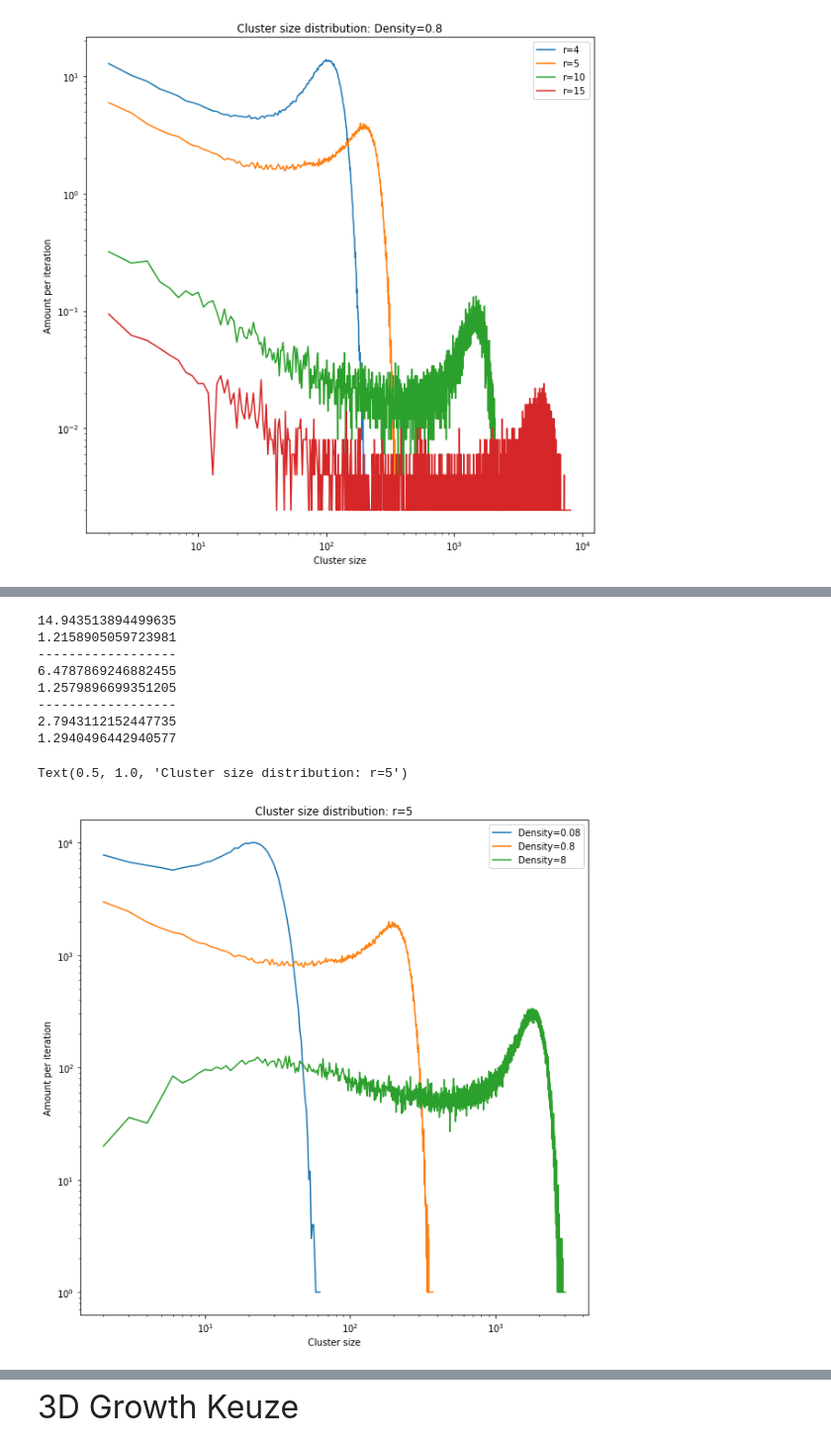
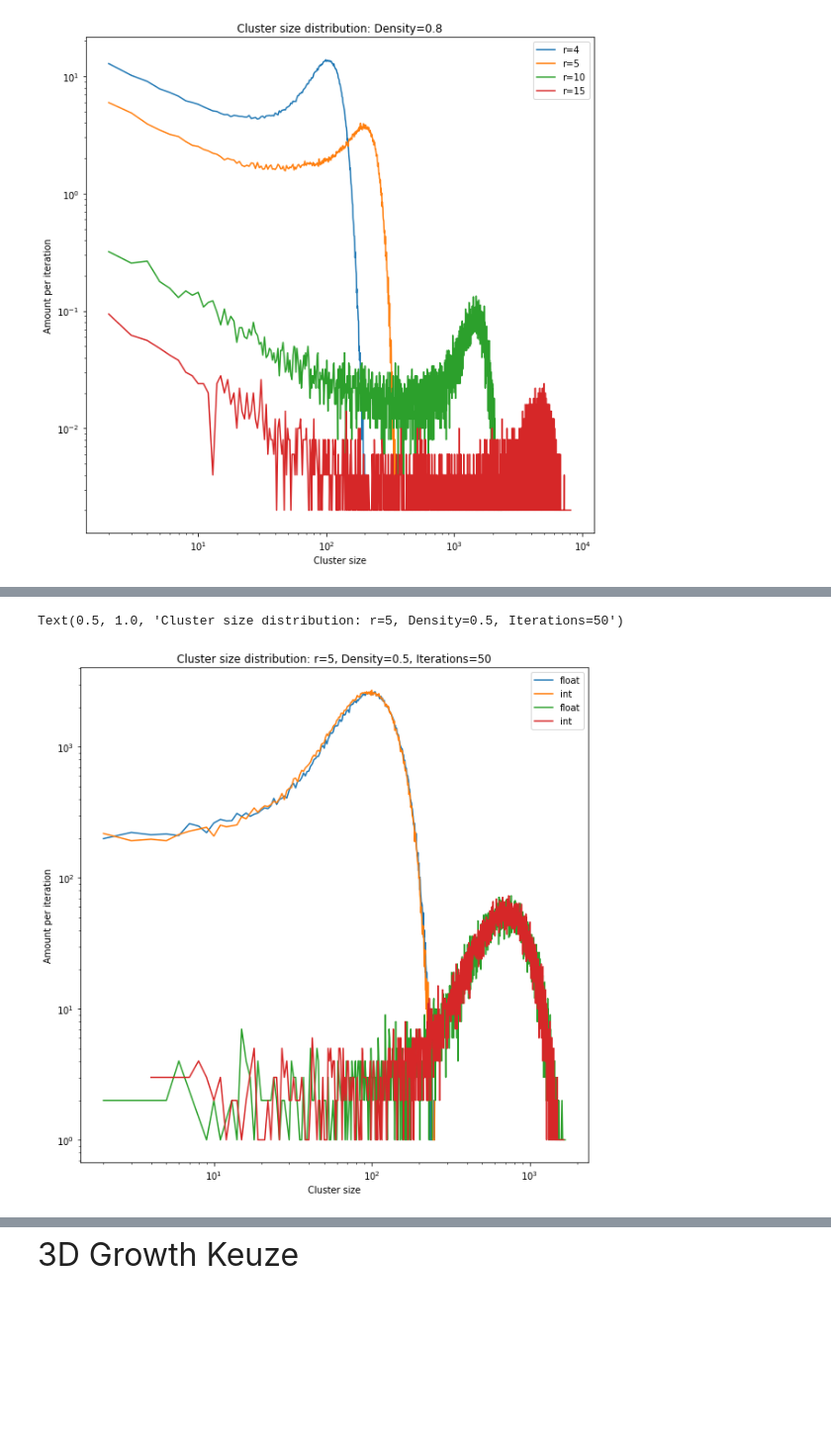
Before and after one commit to Sennevw/Masters-thesis, a Jupyter notebook: dataverwerking.ipynb, the cells around one changed output, grey strips where cells are left out. Shown at 99% size. Drawn from its saved outputs; the diff is of its cells as text; code cells hidden in the pictures; blank space fills up the shorter version.

```diff
--- a/dataverwerking.ipynb
+++ b/dataverwerking.ipynb
@@ -149,39 +283,29 @@ no tail
 # %%
 plt.figure(figsize=(10, 10))
-size, amount = np.loadtxt("Pref_growth/3D_tree_r5.000000_0.080000.txt", skiprows=1, unpack=True)
+size, amount = np.loadtxt("Pref_growth/3D_c0.00_r5.000000_0.500000_float.txt", skiprows=1, unpack=True)
 size = size[1:]
 amount = amount[1:]
-plt.loglog(size, amount, label="Density=0.08")
-print(alpha(amount, 1, 6))
-print(alpha(amount, 30, 100))
-print('------------------')
+plt.loglog(size, amount, label="float")
 
-size, amount = np.loadtxt("Pref_growth/3D_tree_r5.000000_0.800000.txt", skiprows=1, unpack=True)
+size, amount = np.loadtxt("Pref_growth/3D_c0.00_r5.000000_0.500000_int.txt", skiprows=1, unpack=True)
 size = size[1:]
 amount = amount[1:]
-plt.loglog(size, amount, label="Density=0.8")
-print(alpha(amount, 1, 80))
-print(alpha(amount, 250, 1000))
-print('------------------')
+plt.loglog(size, amount, label="int")
 
-size, amount = np.loadtxt("Pref_growth/3D_tree_r5.000000_8.000000.txt", skiprows=1, unpack=True)
+size, amount = np.loadtxt("Pref_growth/3D_c0.00_r10.000000_0.500000_float.txt", skiprows=1, unpack=True)
 size = size[1:]
 amount = amount[1:]
-plt.loglog(size, amount, label="Density=8")
-print(alpha(amount, 30, 300))
-print(alpha(amount, 2000, 3000))
+plt.loglog(size, amount, label="float")
+
+size, amount = np.loadtxt("Pref_growth/3D_c0.00_r10.000000_0.500000_int.txt", skiprows=1, unpack=True)
+size = size[1:]
+amount = amount[1:]
+plt.loglog(size, amount, label="int")
+
 plt.legend()
 plt.xlabel("Cluster size")
 plt.ylabel("Amount per iteration")
-plt.title("Cluster size distribution: r=5")
+plt.title("Cluster size distribution: r=5, Density=0.5, Iterations=50")
 # %% [output]
-14.943513894499635
-1.2158905059723981
-------------------
-6.4787869246882455
-1.2579896699351205
-------------------
-2.7943112152447735
-1.2940496442940577
+Text(0.5, 1.0, 'Cluster size distribution: r=5, Density=0.5, Iterations=50')
-Text(0.5, 1.0, 'Cluster size distribution: r=5')
-[figure, old version]
+[figure, new version]
```
Also changed, not shown: parts of 19 cells of this notebook, 3 other files.
